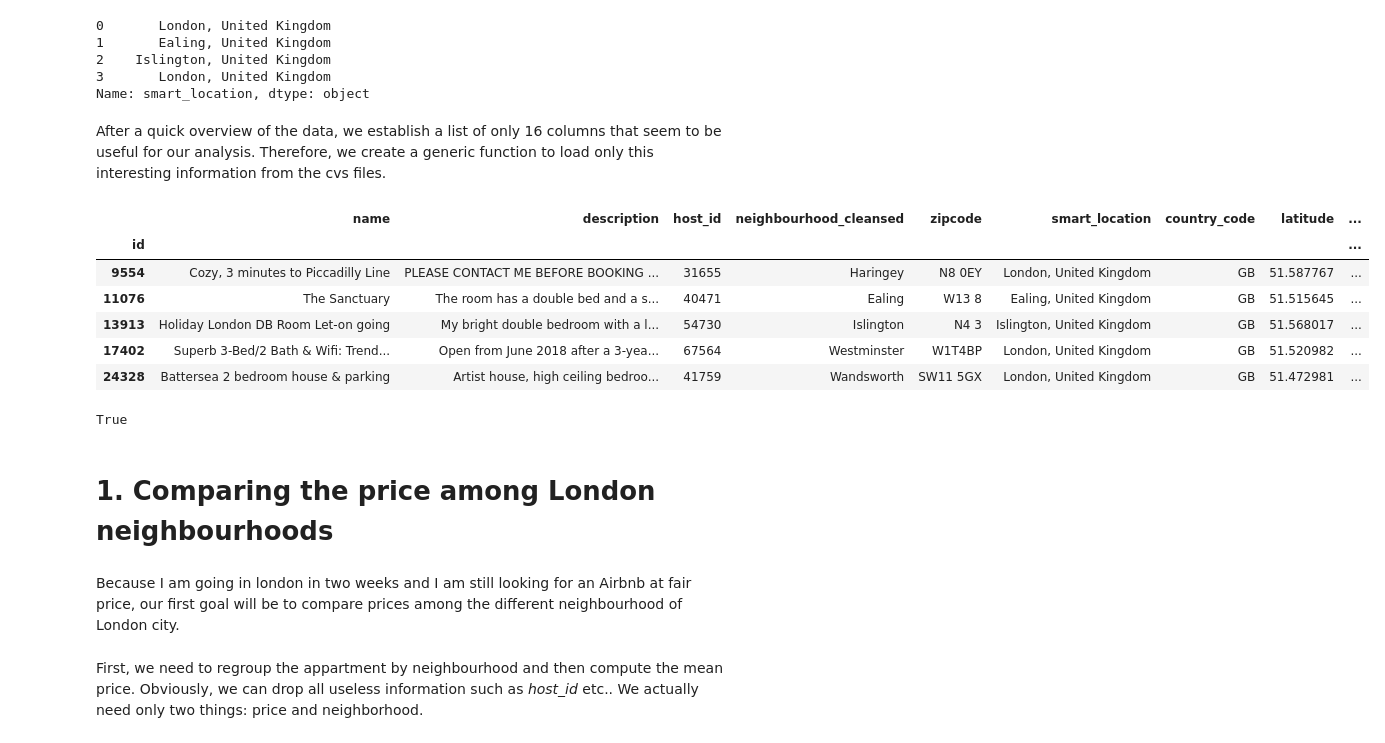
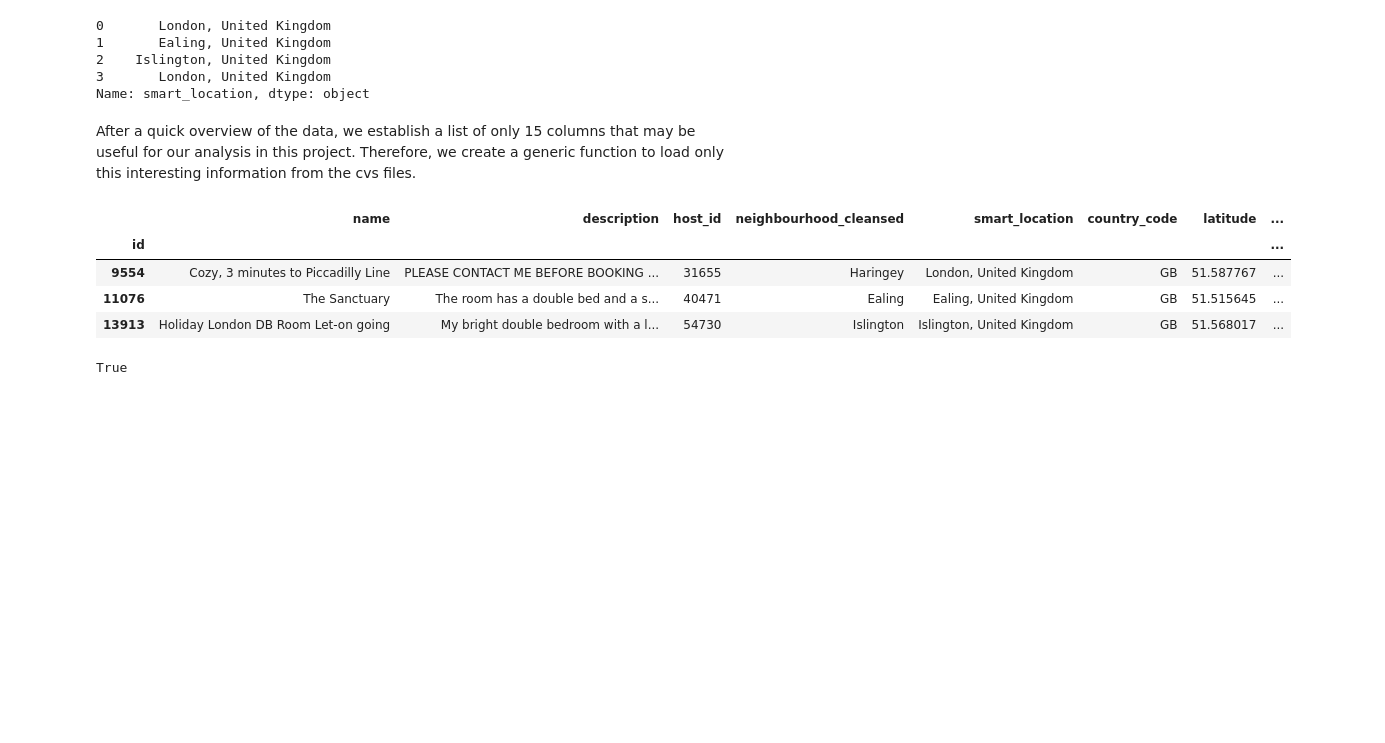
Before and after one commit to Rivollet/Airbnb, a Jupyter notebook: Airbnb Notebook - Exploring Data.ipynb, the cells around one changed output. Saved outputs shown, nothing was run; the diff lists cells and outputs as text; code cells hidden in the pictures; blank space fills up the shorter version.

Commit message:
Cleaned Airbnb Notebook - Exploring Data and added comments to explain the code and reflection process

```diff
--- a/Airbnb Notebook - Exploring Data.ipynb
+++ b/Airbnb Notebook - Exploring Data.ipynb
@@ -86,7 +98,7 @@ df['smart_location'].head(4)
 3       London, United Kingdom
 Name: smart_location, dtype: object
 # %% [markdown]
-After a quick overview of the data, we establish a list of only 16 columns that seem to be useful for our analysis. Therefore, we create a generic function to load only this interesting information from the cvs files.
+After a quick overview of the data, we establish a list of only 15 columns that may be useful for our analysis in this project. Therefore, we create a generic function to load only this interesting information from the cvs files.
 # %%
 def load_cvs_airbnb(filename):
 
@@ -100,7 +112,6 @@ def load_cvs_airbnb(filename):
                            'review_scores_location',
                            'review_scores_value',
                            'neighbourhood_cleansed',
-                           'zipcode',
                            'smart_location',
                            'country_code',
                            'latitude',
@@ -112,23 +123,15 @@ def load_cvs_airbnb(filename):
 # %%
 df_lon = load_cvs_airbnb('data/london_listings.csv')
 df_lon.set_index(['id'], inplace=True)
 df_lon.sort_index(ascending=True, inplace=True)
-df_lon.head(5)
+df_lon.head(3)
 # %% [output]
-|  | name | description | host_id | neighbourhood_cleansed | zipcode | smart_location | country_code | latitude | ... |
-| id |  |  |  |  |  |  |  |  | ... |
-| 9554 | Cozy, 3 minutes to Piccadilly Line | PLEASE CONTACT ME BEFORE BOOKING ... | 31655 | Haringey | N8 0EY | London, United Kingdom | GB | 51.587767 | ... |
-| 11076 | The Sanctuary | The room has a double bed and a s... | 40471 | Ealing | W13 8 | Ealing, United Kingdom | GB | 51.515645 | ... |
-| 13913 | Holiday London DB Room Let-on going | My bright double bedroom with a l... | 54730 | Islington | N4 3 | Islington, United Kingdom | GB | 51.568017 | ... |
-| 17402 | Superb 3-Bed/2 Bath & Wifi: Trend... | Open from June 2018 after a 3-yea... | 67564 | Westminster | W1T4BP | London, United Kingdom | GB | 51.520982 | ... |
-| 24328 | Battersea 2 bedroom house & parking | Artist house, high ceiling bedroo... | 41759 | Wandsworth | SW11 5GX | London, United Kingdom | GB | 51.472981 | ... |
+|  | name | description | host_id | neighbourhood_cleansed | smart_location | country_code | latitude | ... |
+| id |  |  |  |  |  |  |  | ... |
+| 9554 | Cozy, 3 minutes to Piccadilly Line | PLEASE CONTACT ME BEFORE BOOKING ... | 31655 | Haringey | London, United Kingdom | GB | 51.587767 | ... |
+| 11076 | The Sanctuary | The room has a double bed and a s... | 40471 | Ealing | Ealing, United Kingdom | GB | 51.515645 | ... |
+| 13913 | Holiday London DB Room Let-on going | My bright double bedroom with a l... | 54730 | Islington | Islington, United Kingdom | GB | 51.568017 | ... |
 # %%
 df_lon.index.is_unique
 # %% [output]
 True
-# %% [markdown]
-# 1. Comparing the price among London neighbourhoods
-# %% [markdown]
-Because I am going in london in two weeks and I am still looking for an Airbnb at fair price, our first goal will be to compare prices among the different neighbourhood of London city.
-# %% [markdown]
-First, we need to regroup the appartment by neighbourhood and then compute the mean price. Obviously, we can drop all useless information such as *host_id* etc.. We actually need only two things: price and neighborhood.
```
Also changed, not shown: parts of 62 cells of this notebook, 2 other files.
